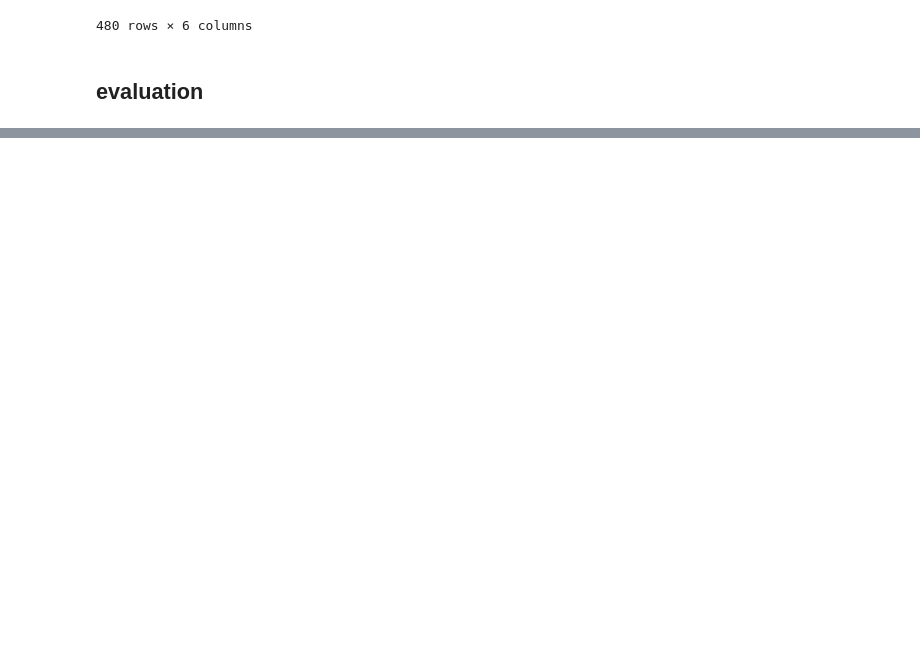
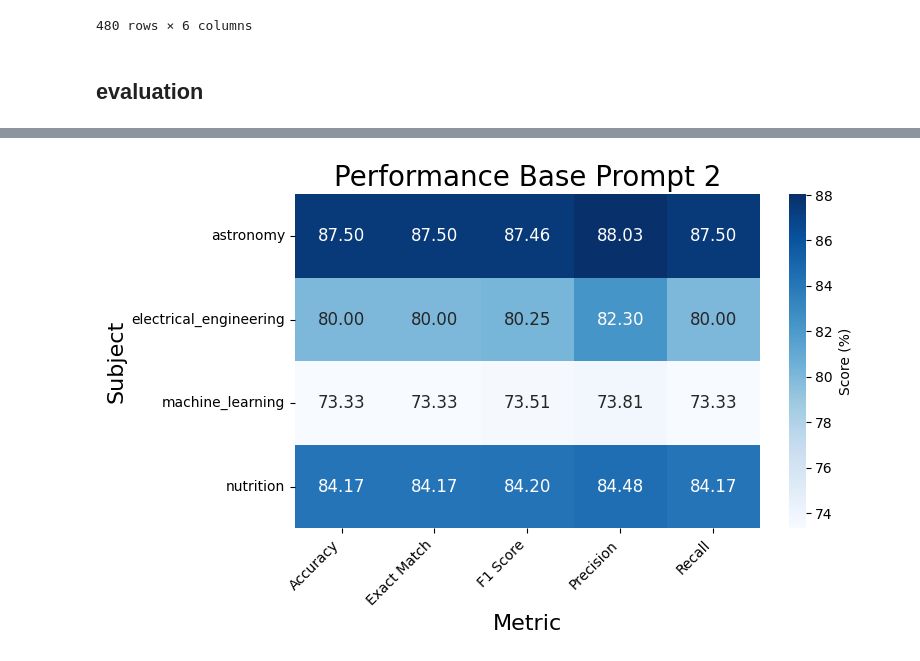
Before and after one commit to nxxk23/AI-Engineer, a Jupyter notebook: BasePrompt/base2.ipynb, the cells around one changed output, grey strips where cells are left out. Saved outputs shown, nothing was run; the diff lists cells and outputs as text; code cells hidden in the pictures; blank space fills up the shorter version.

Commit message:
max score 88%

```diff
--- a/BasePrompt/base2.ipynb
+++ b/BasePrompt/base2.ipynb
@@ -617,0 +571,39 @@ fig.show()
+# %%
+import pandas as pd
+import seaborn as sns
+import matplotlib.pyplot as plt
+
+# Melt the DataFrame for heatmap without index column
+heatmap_data = metrics_df.reset_index(drop=True).melt(id_vars='Subject', var_name='Metric', value_name='Score')
+
+# Pivot the DataFrame to create a matrix format for heatmap
+heatmap_data_pivot = heatmap_data.pivot(index='Subject', columns='Metric', values='Score')
+
+# Format the scores to 2 decimal places
+heatmap_data_pivot = heatmap_data_pivot.round(2)
+
+# Create the heatmap
+plt.figure(figsize=(8, 5))  # Increase figure size for better readability
+ax = sns.heatmap(
+    heatmap_data_pivot,
+    annot=True,  # Display the data values in each cell
+    cmap='Blues',
+    fmt='.2f',  # Format the text labels to 2 decimal places
+    cbar_kws={'label': 'Score (%)', 'orientation': 'vertical'},  # Color bar orientation
+    annot_kws={'size': 12}  # Annotate size and weight
+)
+
+# Customize the plot
+plt.title('Performance Base Prompt 2', fontsize=20, family='sans-serif', color='black')
+plt.xlabel('Metric', fontsize=16, family='sans-serif', color='black')
+plt.ylabel('Subject', fontsize=16, family='sans-serif', color='black')
+
+# Adjust the tick parameters for better readability
+ax.set_xticklabels(ax.get_xticklabels(), rotation=45, horizontalalignment='right')
+ax.set_yticklabels(ax.get_yticklabels(), rotation=0)
+
+# Save the heatmap as a PNG image
+plt.tight_layout()  # Adjust the layout to ensure everything fits without overlapping
+plt.show()
+# %% [output]
+[figure, added]
```
Also changed, not shown: parts of 1 cell of this notebook.
